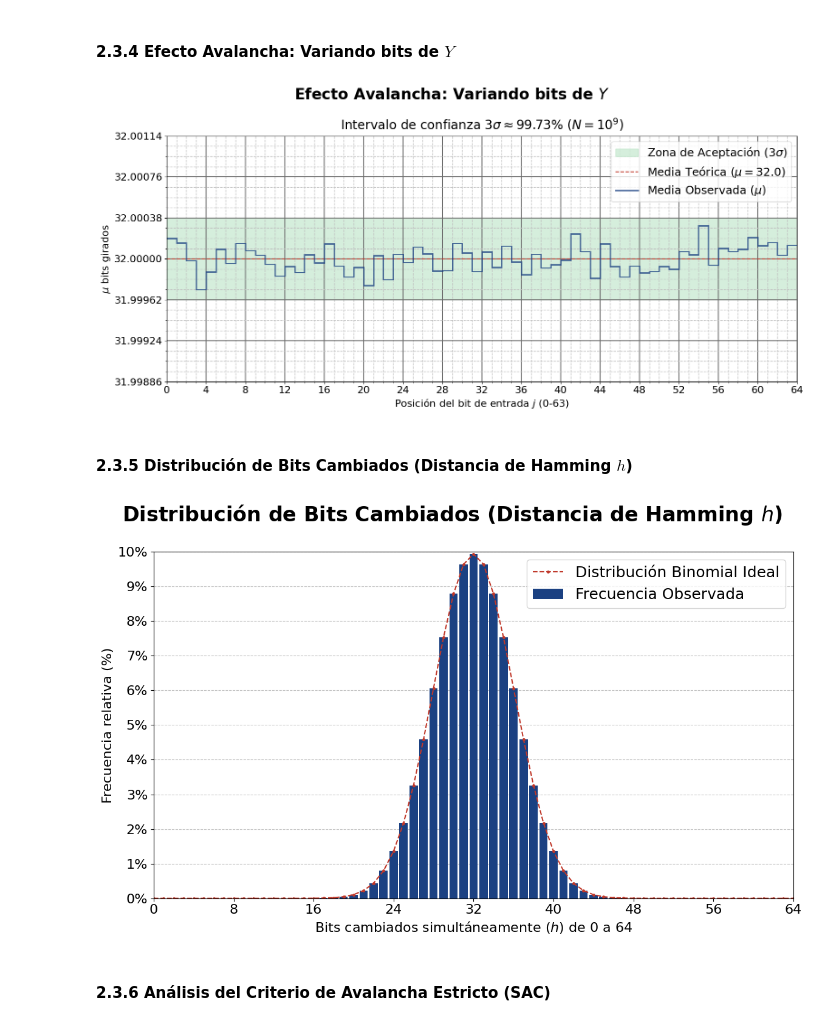
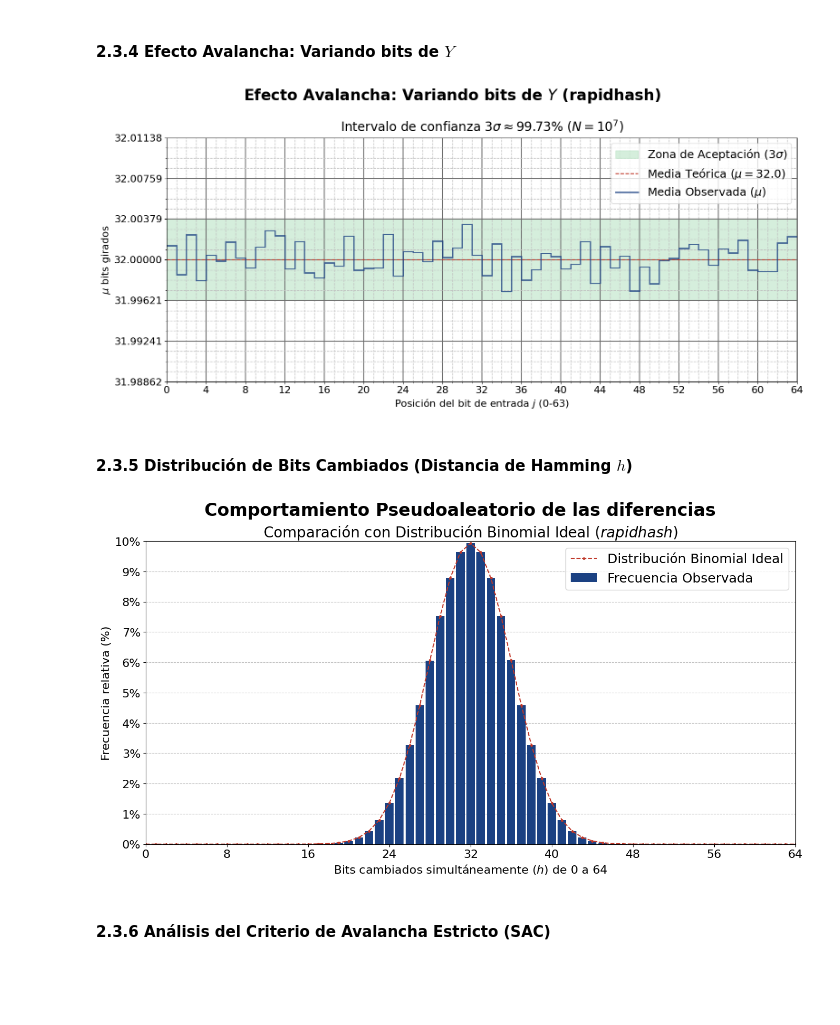
Before and after one commit to LuisMiguelTrinidad/GPT_Generacion_Procedural_de_Terreno, a Jupyter notebook: 01_PRNGs_y_hashing/analysis_notebook.ipynb, the cells around one changed output. Cells and saved outputs as stored; diff of their text form; code cells hidden in the pictures; blank space fills up the shorter version.

```diff
--- a/01_PRNGs_y_hashing/analysis_notebook.ipynb
+++ b/01_PRNGs_y_hashing/analysis_notebook.ipynb
@@ -56,7 +56,7 @@ zig build --release=fast
 # %% [markdown]
 Función hash a testear. Opciones disponibles `[ custom_v1 | custom_v2 | rapidhash ]`
 # %%
-HASH_FUNCTION = "custom_v1"
+HASH_FUNCTION = "rapidhash"
 # %% [markdown]
 ## 1. Test de Uniformidad
 # %% [markdown]
@@ -69,7 +69,8 @@ Compilación y ejecución del test C para obtención de métricas (frecuencias,
 uniformity_output_file = Path("logs/uniformity_output_64b.txt")
 uniformity_output_file.parent.mkdir(parents=True, exist_ok=True)
 
-UNIFORMITY_SAMPLES = 10_000_000_000
+#150 minutos
+UNIFORMITY_SAMPLES = 1_000_000_000
 LOG_START_INDEX = 100
 LOG_FACTOR = 100 ** (1/100)
 SEED = 0xDEADBEEFCAFEBABE
@@ -324,7 +325,8 @@ Análisis Sensibilidad de entrada/salida (Efecto Avalancha). Objetivo: cambio de
 # %% [markdown]
 Generación de métricas de avalancha: cambios en salida vs flips de 1 bit en $S, X, Y$.
 # %%
-AVALANCHE_SAMPLES = 1_000_000_000
+#40 minutos
+AVALANCHE_SAMPLES = 10_000_000
 AVALANCHE_SEED = 0xDEADBEEFCAFEBABE
 
 avalanche_output_file = Path("logs/avalanche_64b_output.txt")
@@ -475,47 +477,47 @@ plot_avalanche_effect(mu_flips_x, 'Efecto Avalancha: Variando bits de $X$')
 # %% [markdown]
 #### 2.3.4 Efecto Avalancha: Variando bits de $Y$
 # %%
-plot_avalanche_effect(mu_flips_y, 'Efecto Avalancha: Variando bits de $Y$')
+plot_avalanche_effect(mu_flips_y, f'Efecto Avalancha: Variando bits de $Y$ ({(HASH_FUNCTION)})')
 # %% [output]
-[figure, old version]
+[figure, new version]
 # %% [markdown]
 #### 2.3.5 Distribución de Bits Cambiados (Distancia de Hamming $h$)
 # %%
-fig, ax = plt.subplots(figsize=(12, 7.5))
+fig, ax = plt.subplots(figsize=(16, 7.5))
 
 # 1. Ejes
 h_vals = np.arange(len(f_h_total))
 ax.set_xlabel('Bits cambiados simultáneamente ($h$) de 0 a 64')
 ax.set_ylabel('Frecuencia relativa (%)')
 ax.set_xlim(0, 64)
 ax.set_ylim(0, 0.1)
 
 # 2. Ticks
 ax.set_xticks(range(0, 65, 8))
 yticks_vals = np.linspace(0, 0.1, 11)
 ax.set_yticks(yticks_vals)
 ax.set_yticklabels([f'{y * 100:.0f}%' for y in yticks_vals])
 
 # 3. Rejilla
 ax.grid(axis='y', linestyle='--', color=GRAY)
 
 # 4. Títulos
-fig.suptitle('Distribución de Bits Cambiados (Distancia de Hamming $h$)', fontweight='bold')
+fig.suptitle(f'Comportamiento Pseudoaleatorio de las diferencias', fontweight='bold')
+ax.set_title(f'Comparación con Distribución Binomial Ideal (${HASH_FUNCTION}$)', fontsize=SUBTITLE_FONT_SIZE)
 
 # 5. Elementos principales
 total_ensayos = 3 * 64 * AVALANCHE_SAMPLES
 f_rel_total = np.array(f_h_total) / total_ensayos
 dist_binomial = binom.pmf(h_vals, 64, 0.5)
 
 ax.bar(h_vals, f_rel_total, width=5/6, color=COLOR_BLUE, label='Frecuencia Observada', zorder=2)
 ax.plot(h_vals, dist_binomial, color=COLOR_RED, linestyle='--', marker='.',
         markersize=5, label='Distribución Binomial Ideal')
 
 ax.legend()
-plt.tight_layout()
 plt.show()
 # %% [output]
-[figure, old version]
+[figure, new version]
 # %% [markdown]
 #### 2.3.6 Análisis del Criterio de Avalancha Estricto (SAC)
 # %% [markdown]
```
Also changed, not shown: parts of 27 cells of this notebook.
